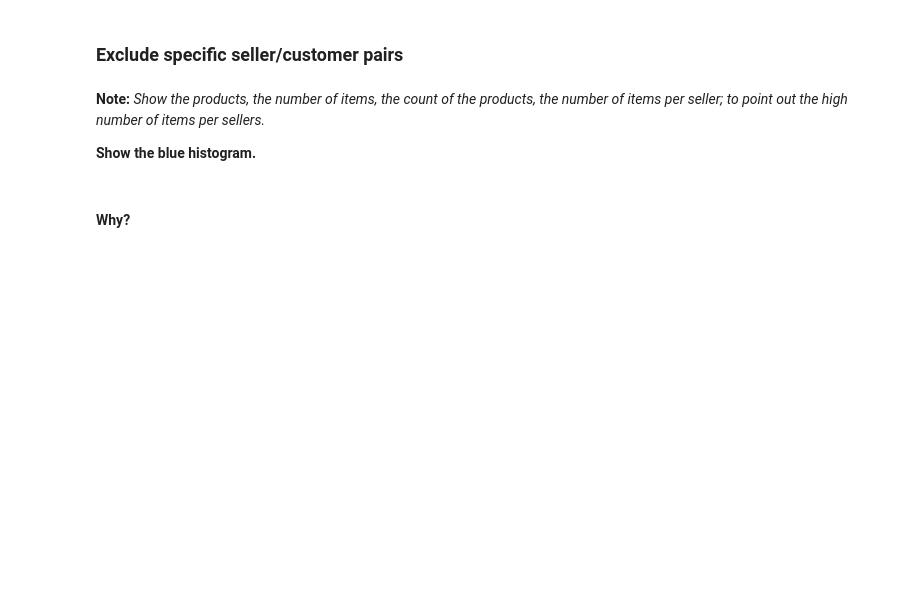
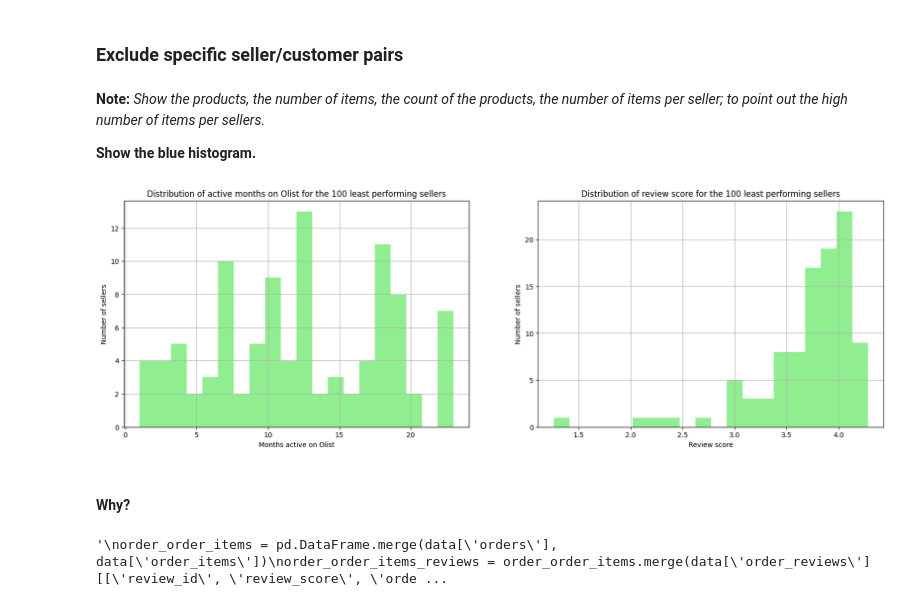
Before and after one commit to espiautlewagon/presentation_jul24, a Jupyter notebook: presentation.ipynb, the cells around one changed output. Cells and saved outputs as stored; diff of their text form; code cells hidden in the pictures; blank space fills up the shorter version.

```diff
--- a/presentation.ipynb
+++ b/presentation.ipynb
@@ -257,5 +274,28 @@ plt.set_ylabel("Count")
 **Note:** *Show the products, the number of items, the count of the products, the number of items per seller; to point out the high number of items per sellers.*
 
 **Show the blue histogram.**
+# %%
+fig, axs = plt.subplots(1, 2, figsize=(20, 6))
+
+ax1 = axs[0]
+
+# Plot the chosen column data for removed sellers
+column_data = data_sellers[data_sellers["seller_id"].isin(seller_ids_removed)]["months_on_olist"]
+histplot = column_data.hist(color="lightgreen", bins=20, ax=ax1)
+histplot.set_title("Distribution of active months on Olist for the 100 least performing sellers")
+histplot.set_xlabel("Months active on Olist")
+histplot.set_ylabel("Number of sellers")
+
+ax2 = axs[1]
+
+
+# Plot the chosen column data for removed sellers
+column_data = data_sellers[data_sellers["seller_id"].isin(seller_ids_removed)]["review_score"]
+histplot = column_data.hist(color="lightgreen", bins=20, ax=ax2)
+histplot.set_title("Distribution of review score for the 100 least performing sellers")
+histplot.set_xlabel("Review score")
+histplot.set_ylabel("Number of sellers");
+# %% [output]
+[figure, added]
 # %% [markdown]
 #### Why?
@@ -266,4 +302,5 @@ Map
 # %%
+"""
 order_order_items = pd.DataFrame.merge(data['orders'], data['order_items'])
 order_order_items_reviews = order_order_items.merge(data['order_reviews'][['review_id', 'review_score', 'order_id']], on='order_id')
 order_order_items_reviews = order_order_items_reviews[['customer_id', 'order_id', 'seller_id', 'review_score', 'product_id']]
@@ -280,3 +317,6 @@ sns.histplot(data=product, x='review_score', kde=True)
 fig_2 = plt.figure(figsize=(10, 5))
 sns.histplot(data=other_products, x='review_score', kde=True)
 plt.show()
+"""
+# %% [output]
+'\norder_order_items = pd.DataFrame.merge(data[\'orders\'], data[\'order_items\'])\norder_order_items_reviews = order_order_items.merge(data[\'order_reviews\'][[\'review_id\', \'review_score\', \'orde ...
```
Also changed, not shown: parts of 11 cells of this notebook.
